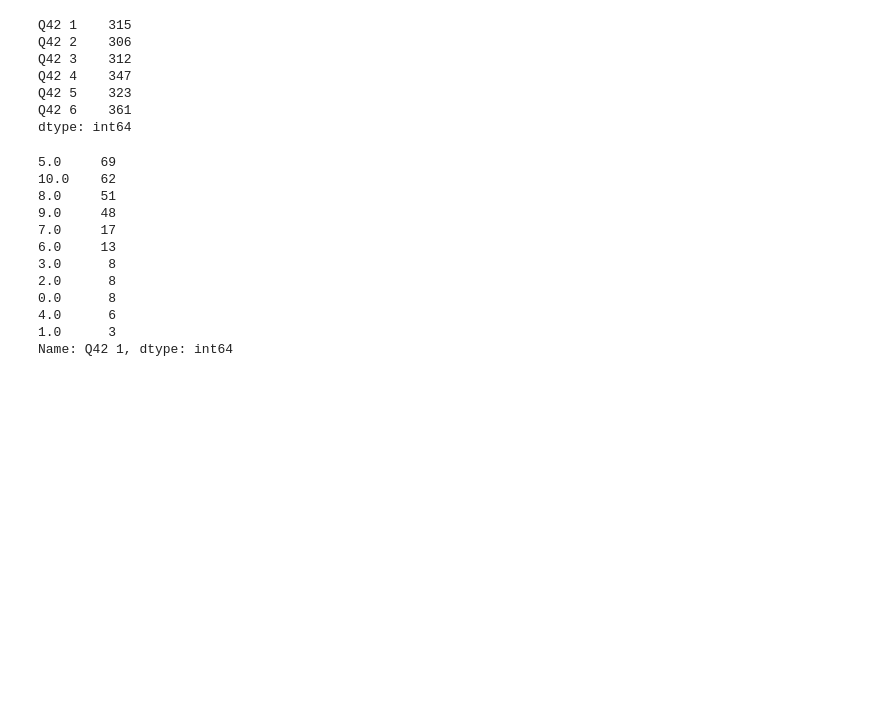
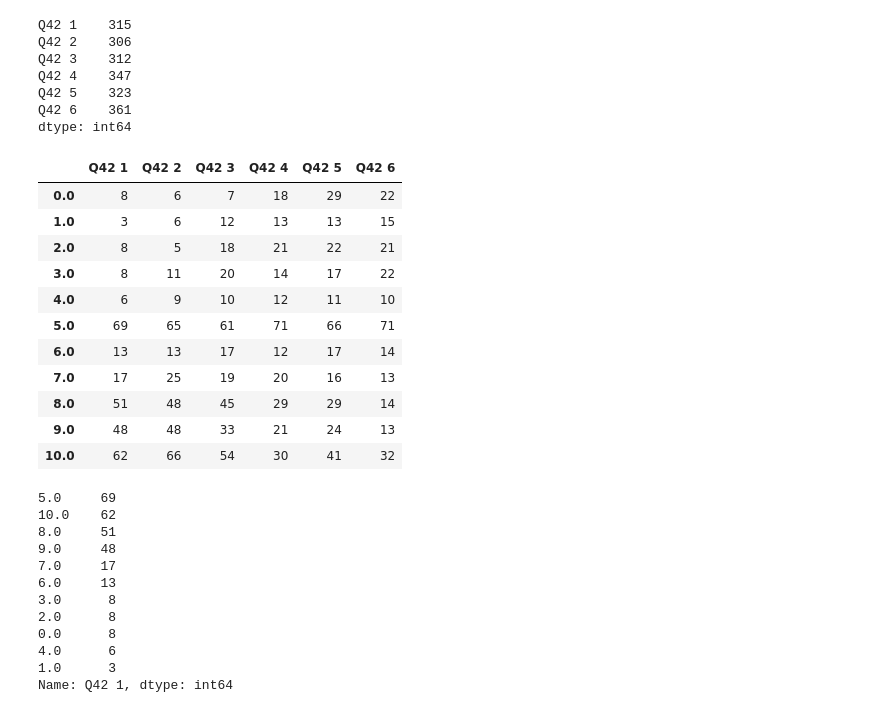
Before and after one commit to sananaz-git/city_of_whittlesea, a Jupyter notebook: DataCleaning.ipynb, the cells around one changed output. Cells and saved outputs as stored; diff of their text form; code cells hidden in the pictures; blank space fills up the shorter version.

```diff
--- a/DataCleaning.ipynb
+++ b/DataCleaning.ipynb
@@ -641,6 +641,21 @@ Q42 4    347
 Q42 5    323
 Q42 6    361
 dtype: int64
+# %%
+household_df.loc[:,'Q42 1':'Q42 6'].apply(pd.Series.value_counts)
+# %% [output]
+|  | Q42 1 | Q42 2 | Q42 3 | Q42 4 | Q42 5 | Q42 6 |
+| 0.0 | 8 | 6 | 7 | 18 | 29 | 22 |
+| 1.0 | 3 | 6 | 12 | 13 | 13 | 15 |
+| 2.0 | 8 | 5 | 18 | 21 | 22 | 21 |
+| 3.0 | 8 | 11 | 20 | 14 | 17 | 22 |
+| 4.0 | 6 | 9 | 10 | 12 | 11 | 10 |
+| 5.0 | 69 | 65 | 61 | 71 | 66 | 71 |
+| 6.0 | 13 | 13 | 17 | 12 | 17 | 14 |
+| 7.0 | 17 | 25 | 19 | 20 | 16 | 13 |
+| 8.0 | 51 | 48 | 45 | 29 | 29 | 14 |
+| 9.0 | 48 | 48 | 33 | 21 | 24 | 13 |
+| 10.0 | 62 | 66 | 54 | 30 | 41 | 32 |
 # %%
 household_df['Q42 1'].value_counts()
 # %% [output]
```
Also changed, not shown: parts of 2 cells of this notebook.
